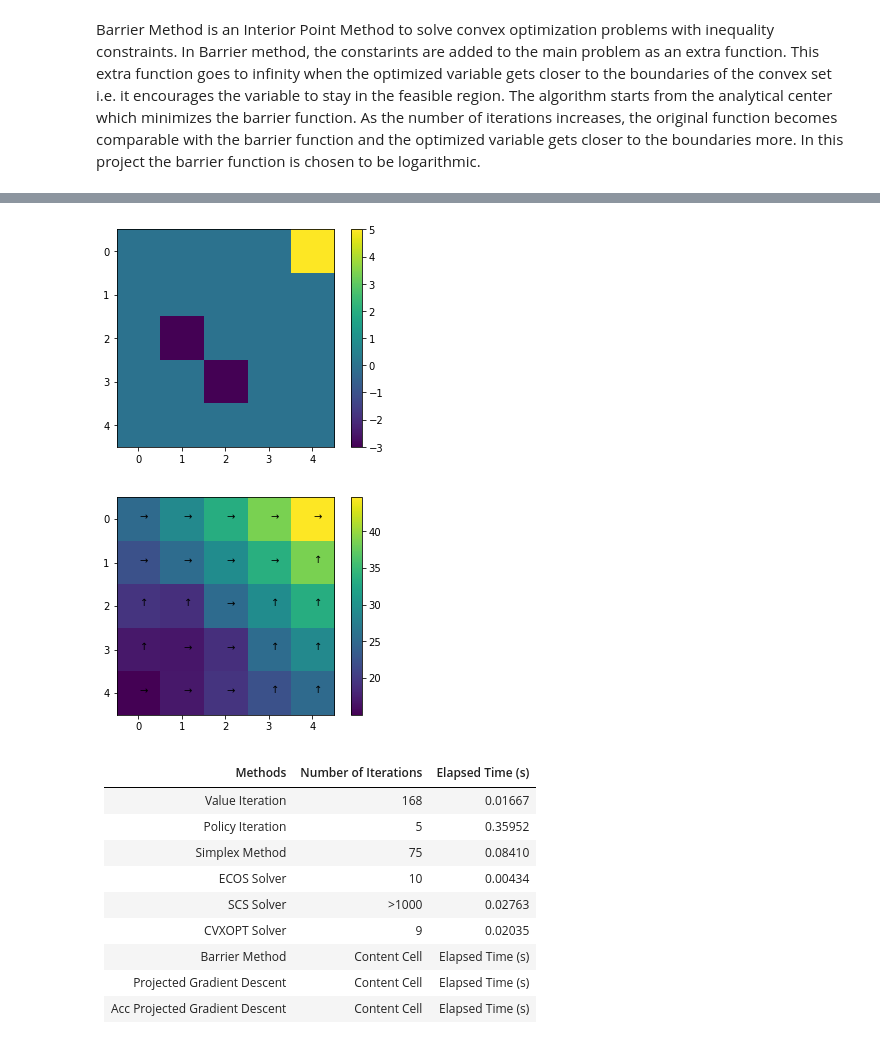
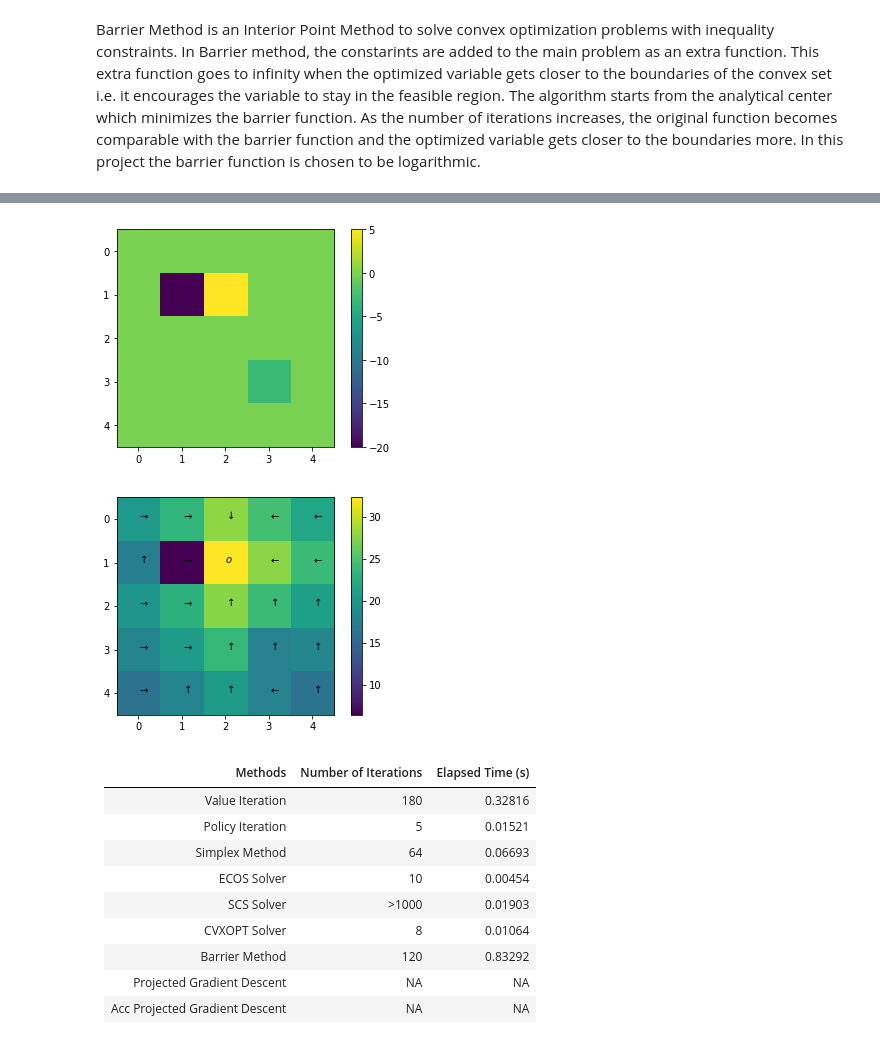
Before and after one commit to akhshah/cvxproj, a Jupyter notebook: GridWorld.ipynb, the cells around one changed output, grey strips where cells are left out. Saved outputs shown, nothing was run; the diff lists cells and outputs as text; code cells hidden in the pictures.

```diff
--- a/GridWorld.ipynb
+++ b/GridWorld.ipynb
@@ -431,7 +432,7 @@ def randomMDP(numOfStates, numOfActions):
 # min   c^T x
 # s.t.  Ax>= b
 
-def Primal_parameters_1(rows,columns,prob,discount,tolerance):
+def Primal_parameters_1(rows,columns,prob,reward,discount,tolerance):
     States=rows*columns
     P_0=Grid_world(rows,columns,prob)
     A=np.zeros((5*States,States)) # 5 is number of actions !
@@ -442,10 +443,26 @@ def Primal_parameters_1(rows,columns,prob,discount,tolerance):
     for a in range(5):
         A[a*States:(a+1)*States,:]=np.eye(States)-discount*P_0[a,:,:]
     # assign reward=1 to the top right cell and zero reward to others
+    for a in range(P_0.shape[0]):
+        b[a*States:(a+1)*States]=reward
+    return A,b,c,P_0
+
+# The following code adds additional constraints to bound the polytope above. It is used to find an analytical center
+# for interior point methods and also a starting point for gradient methods
+
+def Analytic_center_bounds(rows,columns,prob,reward,discount,tolerance):
+    States=rows*columns
+    P_0=Grid_world(rows,columns,prob)
+    A=np.zeros((5*States,States)) # 5 is number of actions !
+    b=np.zeros((5*States,1))
+    # initial distributions USE 1 for each state to ensure the converge to the unique solution!
+    c=np.ones(States)
+    # Constraints  Ax>=b
     for a in range(5):
-        b[(a+1)*(States)-1]=5
-        b[(a+1)*(States)-1-13]=-3
-        b[(a+1)*(States)-1-17]=-3
+        A[a*States:(a+1)*States,:]=np.eye(States)-discount*P_0[a,:,:]
+    # assign reward=1 to the top right cell and zero reward to others
+    for a in range(P_0.shape[0]):
+        b[a*States:(a+1)*States]=reward
     bound=np.max(b)/(1-discount)+100
     dum=-np.eye(States)
     dum2=-bound*np.ones((States,1))
@@ -881,35 +990,42 @@ In the first example we use a 5 by 5 grid world example to compare the required
 # %%
 rows,columns,prob,discount,tol=5,5,0.8,0.9,1e-7 # Parameters for the example
-A,b,c,P_0=Primal_parameters_1(rows,columns,prob,discount,tol) # Compute constraints
+reward=np.zeros((rows*columns,1))
+reward[8],reward[16],reward[17]=-3,-20,5
+A,b,c,P_0=Primal_parameters_1(rows,columns,prob,reward,discount,tol) # Compute constraints
+A_c,b_c,c_c,P_0_c=Analytic_center_bounds(rows,columns,prob,reward,discount,tol) # Compute constraints
 Grid_Map(b[0:P_0.shape[1]], rows, columns)
 # %% [output]
-[figure, old version]
+[figure, new version]
 # %%
 polyit_val, bestAction2,error_pol, num_iter_pol, time_pol = policyitr(P_0, b[0:P_0.shape[1]], discount, tol) # Policy Iteration
 valit_val, bestAction,error_val, num_iter_val, time_val = valitr(P_0, b, discount,polyit_val, tol) # Value Iteration
 start_time = time.time()
 res = linprog(c, -A, -b, A_eq=None, b_eq=None, bounds=None, method='simplex',\
               callback=None, options={'disp': False, 'bland': False, 'tol': tol, 'maxiter': 1000}) # Simplex
-elapsed_time = time.time() - start_time
+elapsed_time_simplex = time.time() - start_time
 obj_ecos_p, ecos_val_p, time_ecos_p=ECOS_Primal(A,b,c,tol) # ECOS Primal
 obj_scs_p, scs_val_p, time_scs_p=SCS_Primal(A,b,c,tol) # SCS Primal
 obj_cvx_p, cvx_val_p, time_cvx_p=CVXOPT_Primal(A,b,c,tol) # CVXOPT Primal
 plotGridWorld(polyit_val, bestAction2, rows, columns)
-#analytical_vals=findAnalyticCenter(A,b,valit_val+10,T=1000)
-#projgrad_val, projgrad_error, projgrad_iter = descent(graddes, "gradient", analytical_vals, A, b, 1, tol, valit_val) # Projected Gradient
-#accgrad_val, accgrad_error, accgrad_iter = descent(accelgrad, "accelerated", analytical_vals, A, b, 1e-1, tol, valit_val) # Accelerated Gradient Descent
-interior_val, interior_error=interiorPoint(A, b, discount, tol, 0.5, valit_val) # Interior Point Method
+analytical_vals=findAnalyticCenter(A_c,b_c,valit_val+10,T=1000)
+#start_time = time.time()
+#projgrad_val, projgrad_error, projgrad_iter = descent(graddes, "gradient", analytical_vals, A, b, 10, tol, valit_val) # Projected Gradient
+#elapsed_time_projgrad = time.time() - start_time
+#start_time = time.time()
+#accgrad_val, accgrad_error, accgrad_iter = descent(accelgrad, "accelerated", analytical_vals, A, b, 10, tol, valit_val) # Accelerated Gradient Descent
+#elapsed_time_accgrad = time.time() - start_time
+interior_val, interior_error, elapsed_int=interiorPoint(A_c, b_c, discount, tol, 0.4, valit_val,1e-10) # Interior Point Method
 # %% [output]
-[figure, old version]
+[figure, new version]
 # %% [markdown]
 | Methods  | Number of Iterations | Elapsed Time (s) |
 | ------------- | ------------- |------------ |
-| Value Iteration  | 168  |0.01667 |
-| Policy Iteration  | 5  |0.35952 |
-| Simplex Method  | 75  |0.08410 |
-| ECOS Solver  | 10  |0.00434 |
-| SCS Solver  | >1000  |0.02763 |
-| CVXOPT Solver  | 9  |0.02035 |
-| Barrier Method  | Content Cell  |Elapsed Time (s) |
-| Projected Gradient Descent | Content Cell  |Elapsed Time (s) |
-| Acc Projected Gradient Descent  | Content Cell  |Elapsed Time (s) |
+| Value Iteration  | 180  |0.32816 |
+| Policy Iteration  | 5  |0.01521 |
+| Simplex Method  | 64  |0.06693 |
+| ECOS Solver  | 10  |0.00454 |
+| SCS Solver  | >1000  |0.01903 |
+| CVXOPT Solver  | 8  |0.01064 |
+| Barrier Method  | 120  |0.83292 |
+| Projected Gradient Descent | NA | NA |
+| Acc Projected Gradient Descent  | NA |NA |
```
Also changed, not shown: parts of 17 cells of this notebook.
